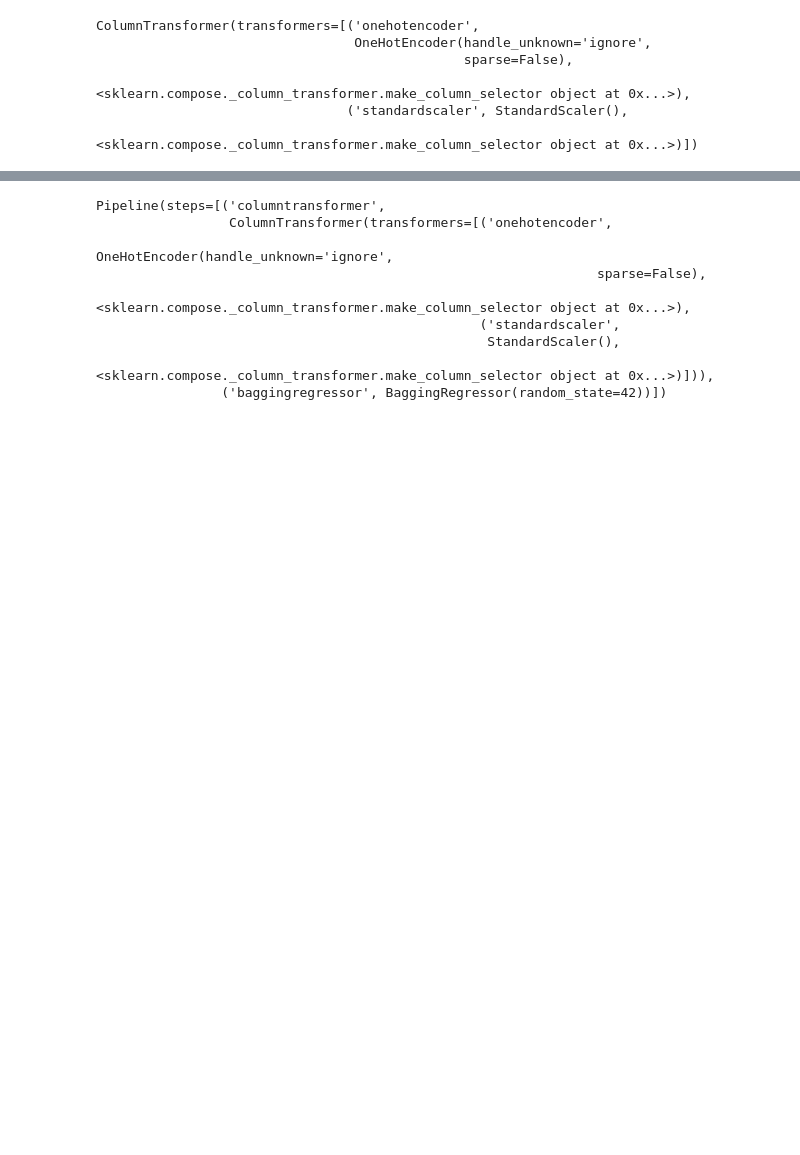
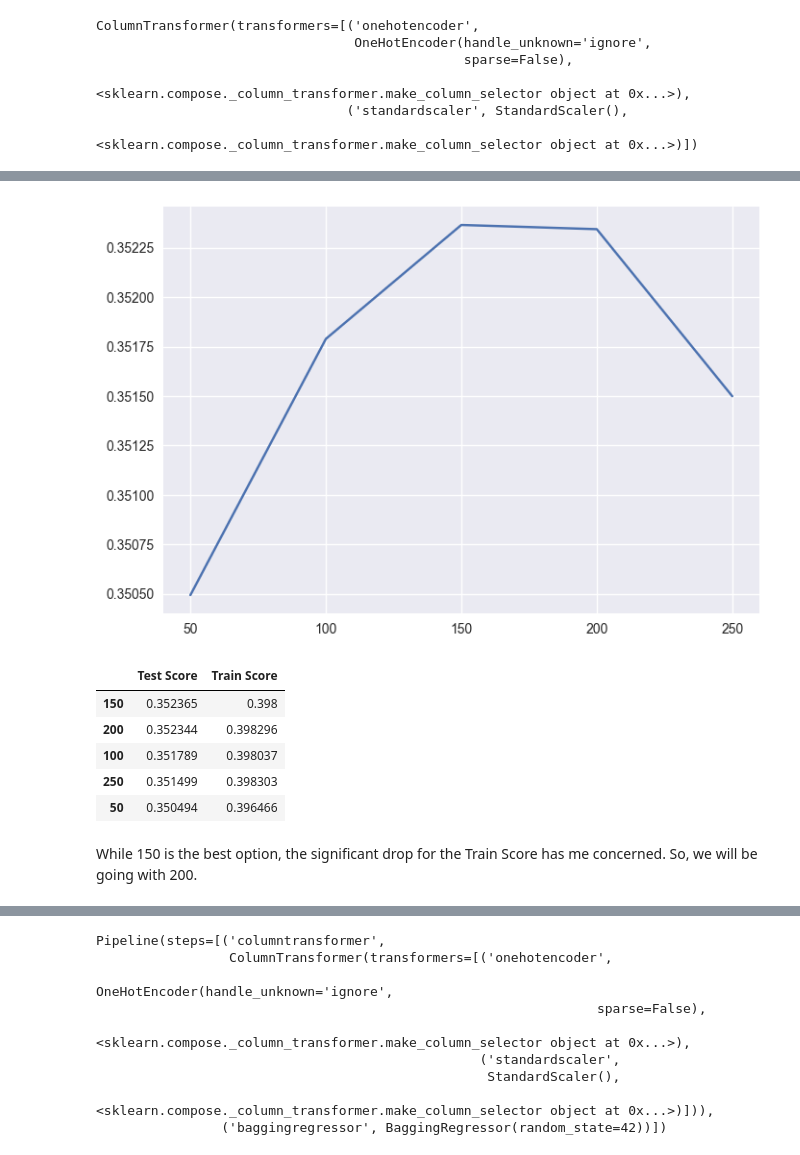
Before and after one commit to CameronBannick/Sales_Predictions, a Jupyter notebook: 05_Sales_Predictions.ipynb, the cells around one changed output, grey strips where cells are left out. Saved outputs shown, nothing was run; the diff lists cells and outputs as text; code cells hidden in the pictures; blank space fills up the shorter version.

```diff
--- a/05_Sales_Predictions.ipynb
+++ b/05_Sales_Predictions.ipynb
@@ -318,0 +361,11 @@ Test RMSE: 82435549352246.28
+# %%
+#loop through N_estimator parameter with 6 max_depth
+n_ests = [50, 100, 150, 200, 250]
+scores2 = pd.DataFrame(index=n_ests, columns=['Test Score', 'Train Score'])
+for n in n_ests:
+   model = RandomForestRegressor(max_depth=6, n_estimators=n)
+   pipe = make_pipeline(preprocessor, model)
+   pipe.fit(X_train, y_train)
+   scores2.loc[n, 'Train Score'] = pipe.score(X_train, y_train)
+   scores2.loc[n, 'Test Score'] = pipe.score(X_test, y_test)
+scores2.head()
@@ -318,0 +379,18 @@ Test RMSE: 82435549352246.28
+# %%
+#plotting results
+plt.plot(scores2['Test Score'])
+plt.xticks(n_ests);
+plt.show()
+#viewing scores
+sorted_scores2 = scores2.sort_values(by='Test Score', ascending=False)
+sorted_scores2.head()
+# %% [output]
+[figure, added]
+|  | Test Score | Train Score |
+| 150 | 0.352365 | 0.398 |
+| 200 | 0.352344 | 0.398296 |
+| 100 | 0.351789 | 0.398037 |
+| 250 | 0.351499 | 0.398303 |
+| 50 | 0.350494 | 0.396466 |
+# %% [markdown]
+While 150 is the best option, the significant drop for the Train Score has me concerned. So, we will be going with 200.
```
Also changed, not shown: parts of 22 cells of this notebook.
